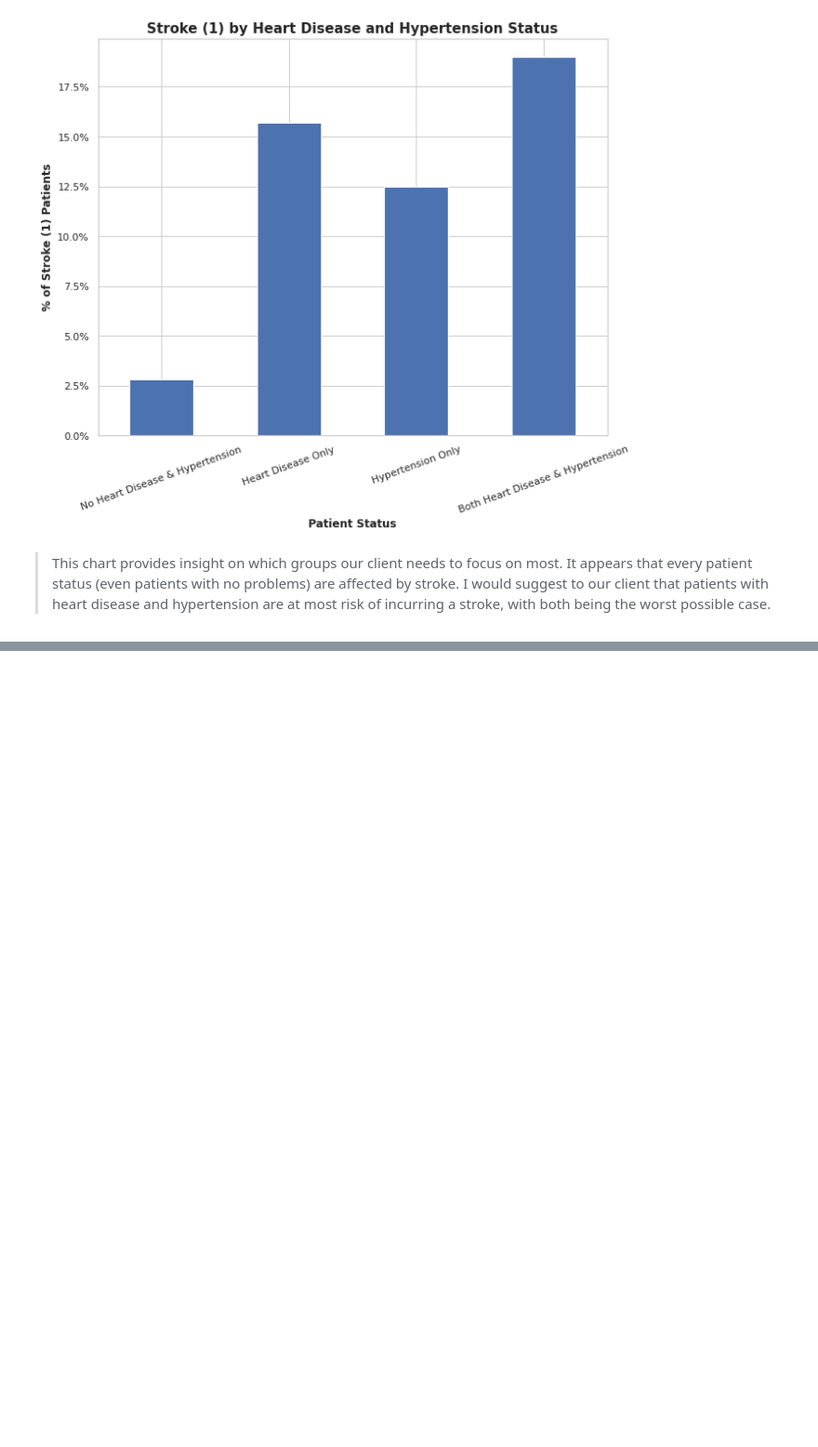
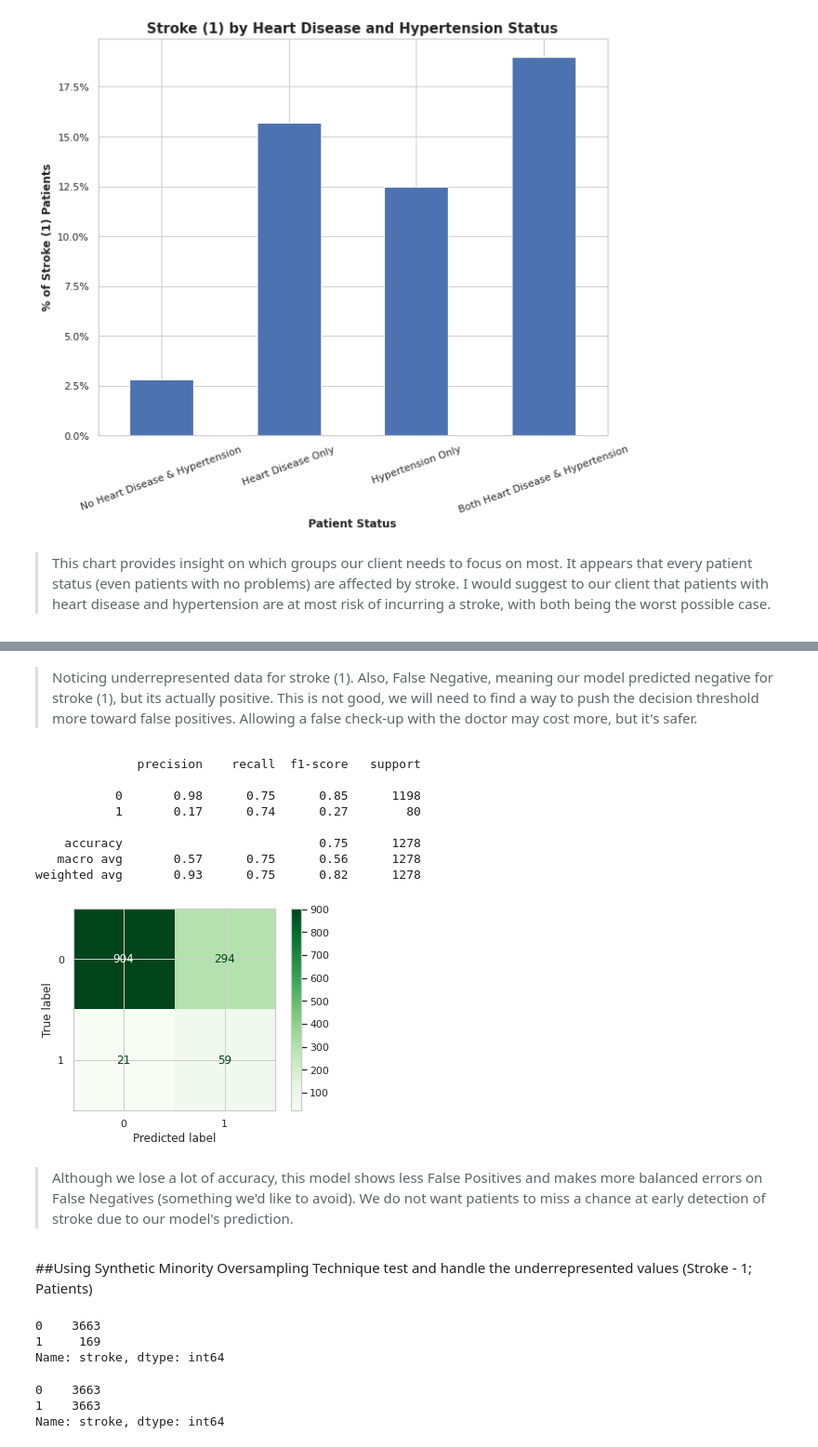
Before and after one commit to bradshawjoshua/Early-Detection-Stroke, a Jupyter notebook: Early_Detection_of_Stroke.ipynb, the cells around one changed output, grey strips where cells are left out. Shown at 93% size. Drawn from its saved outputs; the diff is of its cells as text; code cells hidden in the pictures; blank space fills up the shorter version.

```diff
--- a/Early_Detection_of_Stroke.ipynb
+++ b/Early_Detection_of_Stroke.ipynb
@@ -532,0 +741,26 @@ plt.show()
+# %% [markdown]
+>Noticing underrepresented data for stroke (1). Also, False Negative, meaning our model predicted negative for stroke (1), but its actually positive. This is not good, we will need to find a way to push the decision threshold more toward false positives. Allowing a false check-up with the doctor may cost more, but it's safer.
+# %%
+# attempting to balance the class weight for lg
+
+logreg_balanced = LogisticRegression(class_weight='balanced', max_iter=1000)
+
+logreg_balanced_pipe = make_pipeline(column_transformer, logreg_balanced)
+
+logreg_balanced_pipe.fit(X_train, y_train)
+
+evaluate_classification(logreg_balanced_pipe, X_test, y_test)
+# %% [output]
+              precision    recall  f1-score   support
+
+           0       0.98      0.75      0.85      1198
+           1       0.17      0.74      0.27        80
+
+    accuracy                           0.75      1278
+   macro avg       0.57      0.75      0.56      1278
+weighted avg       0.93      0.75      0.82      1278
+[figure, added]
+# %% [markdown]
+>Although we lose a lot of accuracy, this model shows less False Positives and makes more balanced errors on False Negatives (something we'd like to avoid). We do not want patients to miss a chance at early detection of stroke due to our model's prediction.
+# %% [markdown]
+##Using Synthetic Minority Oversampling Technique test and handle the underrepresented values (Stroke - 1; Patients)
@@ -532,0 +772,18 @@ plt.show()
+# %%
+#print y_train value counts before over sampling
+y_train.value_counts()
+# %% [output]
+0    3663
+1     169
+Name: stroke, dtype: int64
+# %%
+# Instantiate SMOTE
+smote = SMOTE(sampling_strategy='auto')
+# Oversample X_train and y_train
+X_train_smote, y_train_smote = smote.fit_resample(X_train_processed, y_train)
+# print new value counts
+y_train_smote.value_counts()
+# %% [output]
+0    3663
+1    3663
+Name: stroke, dtype: int64
```
Also changed, not shown: parts of 72 cells of this notebook.
